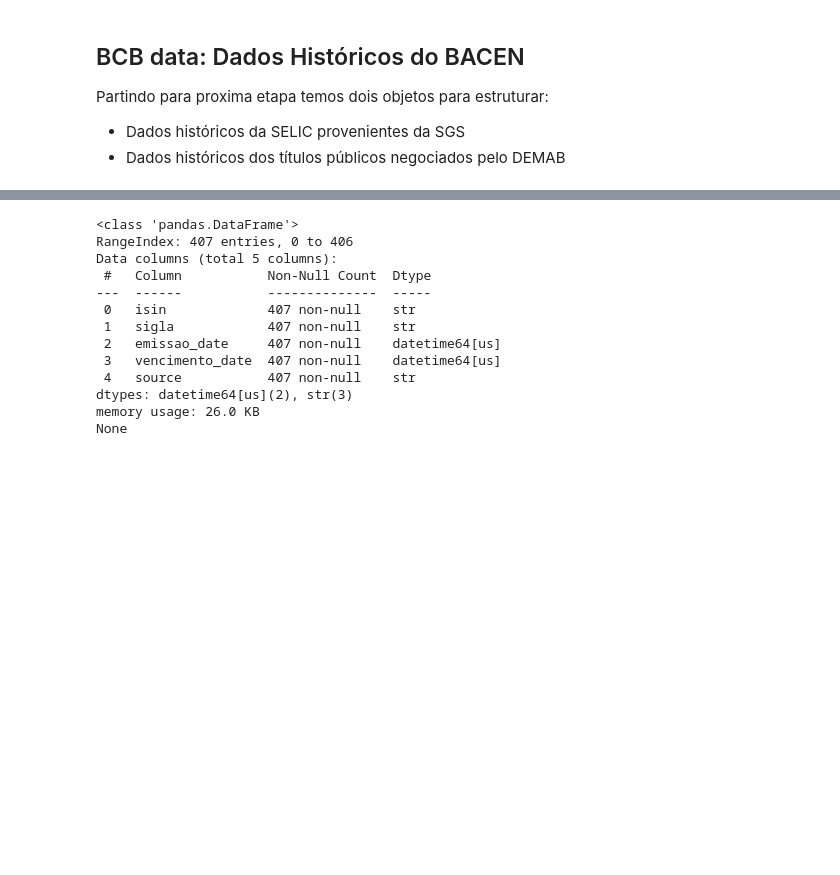
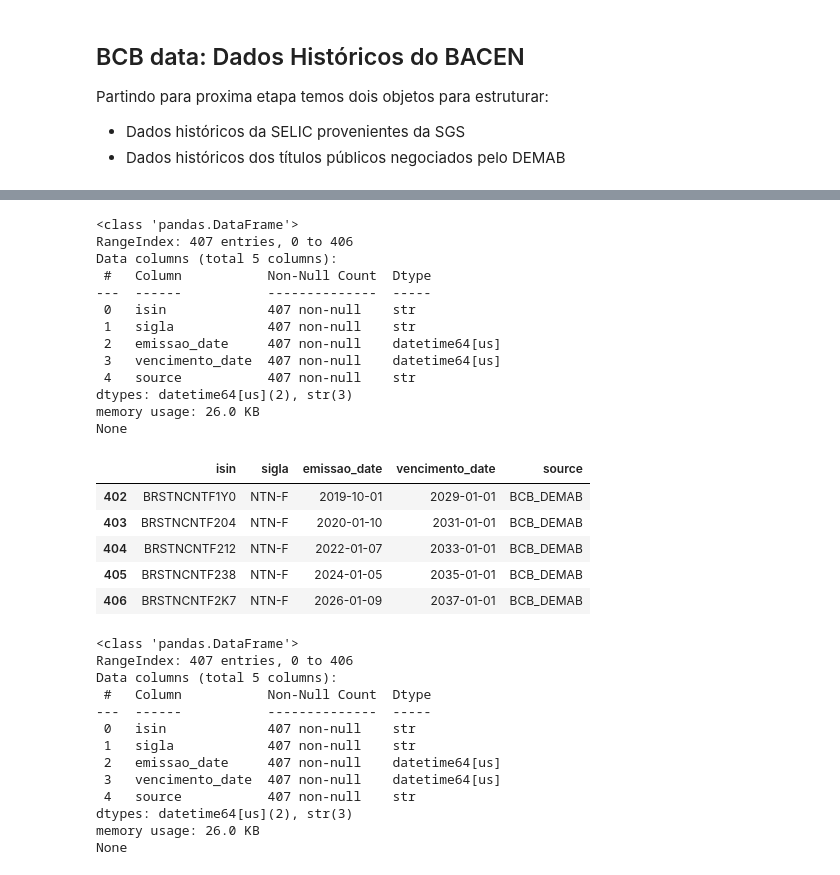
Before and after one commit to JuanRocha01/ML-ETTJ26, a Jupyter notebook: study/refined.ipynb, the cells around one changed output, grey strips where cells are left out. Cells and saved outputs as stored; diff of their text form; code cells hidden in the pictures; blank space fills up the shorter version.

```diff
--- a/study/refined.ipynb
+++ b/study/refined.ipynb
@@ -203,6 +289,33 @@ None
 | 2 | 2007-01-02 | BRSTNCLF17X6 | 2963.009786 | 2963.090219 | 2963.091252 | 2962.375212 | 2963.009787 | -0.0128 | -0.0127 | 0.0000 | ... |
 | 3 | 2007-01-02 | BRSTNCLF1808 | 2963.009786 | 2963.156685 | 2963.172108 | 2961.646827 | 2963.009787 | -0.0119 | -0.0108 | 0.0000 | ... |
 | 4 | 2007-01-02 | BRSTNCLF1832 | 2963.234096 | 2963.236206 | 2963.236466 | 2960.895134 | 2963.009787 | -0.0107 | -0.0107 | -0.0106 | ... |
+# %%
+df_demab_meta = con.execute(f"""
+            SELECT *
+            FROM '{path_demab_masters}'
+            """).df()
+print(df_demab_meta.info())
+df_demab_meta.tail()
+# %% [output]
+<class 'pandas.DataFrame'>
+RangeIndex: 407 entries, 0 to 406
+Data columns (total 5 columns):
+ #   Column           Non-Null Count  Dtype
+---  ------           --------------  -----
+ 0   isin             407 non-null    str
+ 1   sigla            407 non-null    str
+ 2   emissao_date     407 non-null    datetime64[us]
+ 3   vencimento_date  407 non-null    datetime64[us]
+ 4   source           407 non-null    str
+dtypes: datetime64[us](2), str(3)
+memory usage: 26.0 KB
+None
+|  | isin | sigla | emissao_date | vencimento_date | source |
+| 402 | BRSTNCNTF1Y0 | NTN-F | 2019-10-01 | 2029-01-01 | BCB_DEMAB |
+| 403 | BRSTNCNTF204 | NTN-F | 2020-01-10 | 2031-01-01 | BCB_DEMAB |
+| 404 | BRSTNCNTF212 | NTN-F | 2022-01-07 | 2033-01-01 | BCB_DEMAB |
+| 405 | BRSTNCNTF238 | NTN-F | 2024-01-05 | 2035-01-01 | BCB_DEMAB |
+| 406 | BRSTNCNTF2K7 | NTN-F | 2026-01-09 | 2037-01-01 | BCB_DEMAB |
 # %%
 df_demab_master = con.sql(f"""
             SELECT *
```
Also changed, not shown: parts of 14 cells of this notebook, 7 other files.
